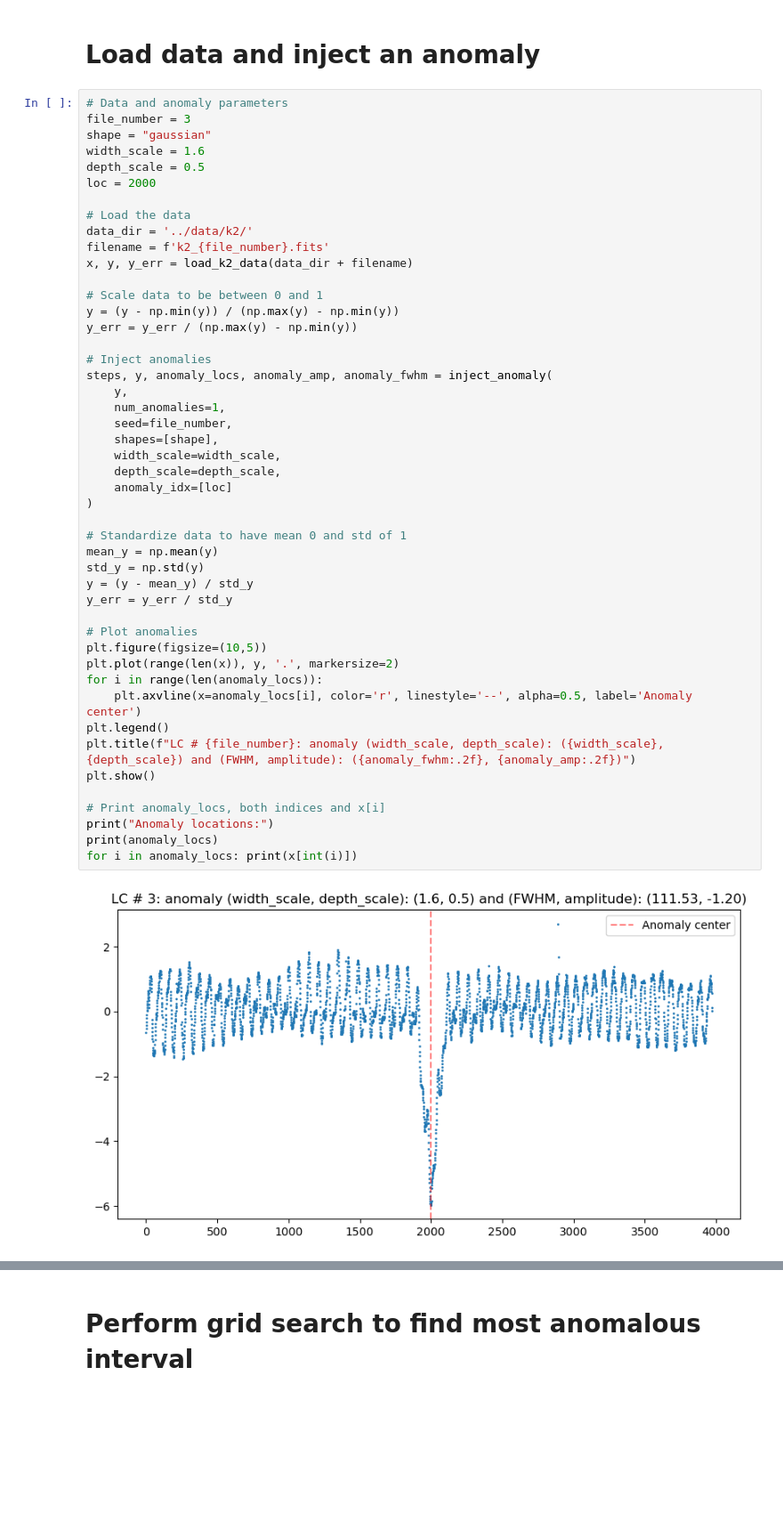
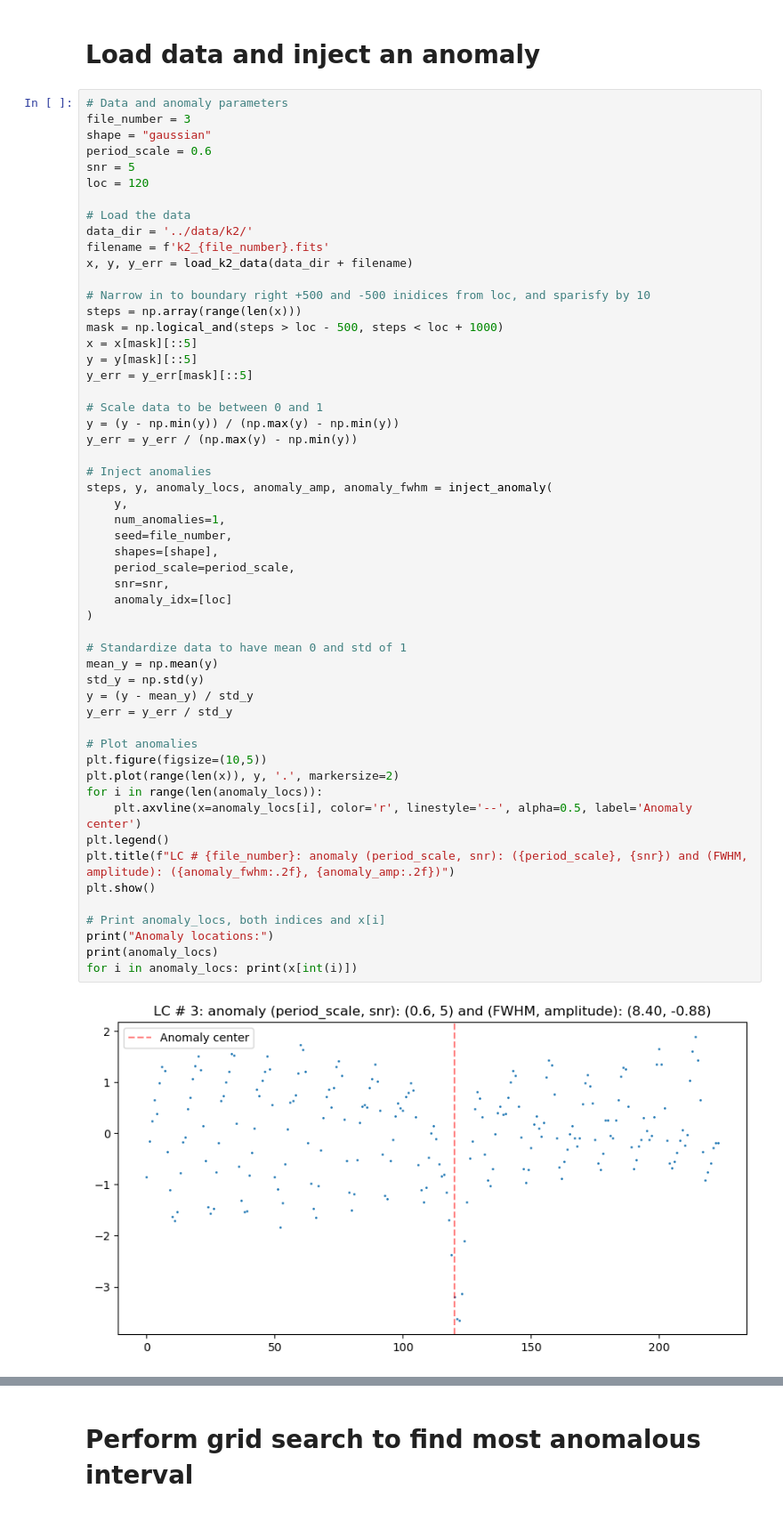
Before and after one commit to linneawolniewicz/dipper-detection, a Jupyter notebook: scripts/explore_gp_gridsearch.ipynb, the cells around one changed output, grey strips where cells are left out. Shown at 89% size. Saved outputs shown, nothing was run; the diff lists cells and outputs as text; blank space fills up the shorter version.

Commit message:
update snr of anomaly injection; investigate brute_force failure

```diff
--- a/scripts/explore_gp_gridsearch.ipynb
+++ b/scripts/explore_gp_gridsearch.ipynb
@@ -28,49 +30,56 @@ Using device: cuda
 # Data and anomaly parameters
 file_number = 3
 shape = "gaussian"
-width_scale = 1.6
-depth_scale = 0.5
-loc = 2000
+period_scale = 0.6
+snr = 5
+loc = 120
 
 # Load the data
 data_dir = '../data/k2/'
 filename = f'k2_{file_number}.fits'
 x, y, y_err = load_k2_data(data_dir + filename)
+
+# Narrow in to boundary right +500 and -500 inidices from loc, and sparisfy by 10
+steps = np.array(range(len(x)))
+mask = np.logical_and(steps > loc - 500, steps < loc + 1000)
+x = x[mask][::5]
+y = y[mask][::5]
+y_err = y_err[mask][::5]
 
 # Scale data to be between 0 and 1
 y = (y - np.min(y)) / (np.max(y) - np.min(y))
 y_err = y_err / (np.max(y) - np.min(y))
 
 # Inject anomalies
 steps, y, anomaly_locs, anomaly_amp, anomaly_fwhm = inject_anomaly(
     y,
     num_anomalies=1,
     seed=file_number,
     shapes=[shape],
-    width_scale=width_scale,
-    depth_scale=depth_scale,
+    period_scale=period_scale,
+    snr=snr,
     anomaly_idx=[loc]
 )
 
 # Standardize data to have mean 0 and std of 1
 mean_y = np.mean(y)
 std_y = np.std(y)
 y = (y - mean_y) / std_y
 y_err = y_err / std_y
 
 # Plot anomalies
 plt.figure(figsize=(10,5))
 plt.plot(range(len(x)), y, '.', markersize=2)
 for i in range(len(anomaly_locs)):
     plt.axvline(x=anomaly_locs[i], color='r', linestyle='--', alpha=0.5, label='Anomaly center')
 plt.legend()
-plt.title(f"LC # {file_number}: anomaly (width_scale, depth_scale): ({width_scale}, {depth_scale}) and (FWHM, amplitude): ({anomaly_fwhm:.2f}, {anomaly_amp:.2f})")
+plt.title(f"LC # {file_number}: anomaly (period_scale, snr): ({period_scale}, {snr}) and (FWHM, amplitude): ({anomaly_fwhm:.2f}, {anomaly_amp:.2f})")
 plt.show()
 
 # Print anomaly_locs, both indices and x[i]
 print("Anomaly locations:")
 print(anomaly_locs)
 for i in anomaly_locs: print(x[int(i)])
 # %% [output]
-[figure, old version]
+[figure, new version]
 Anomaly locations:
```
Also changed, not shown: parts of 7 cells of this notebook, 8 other files.
